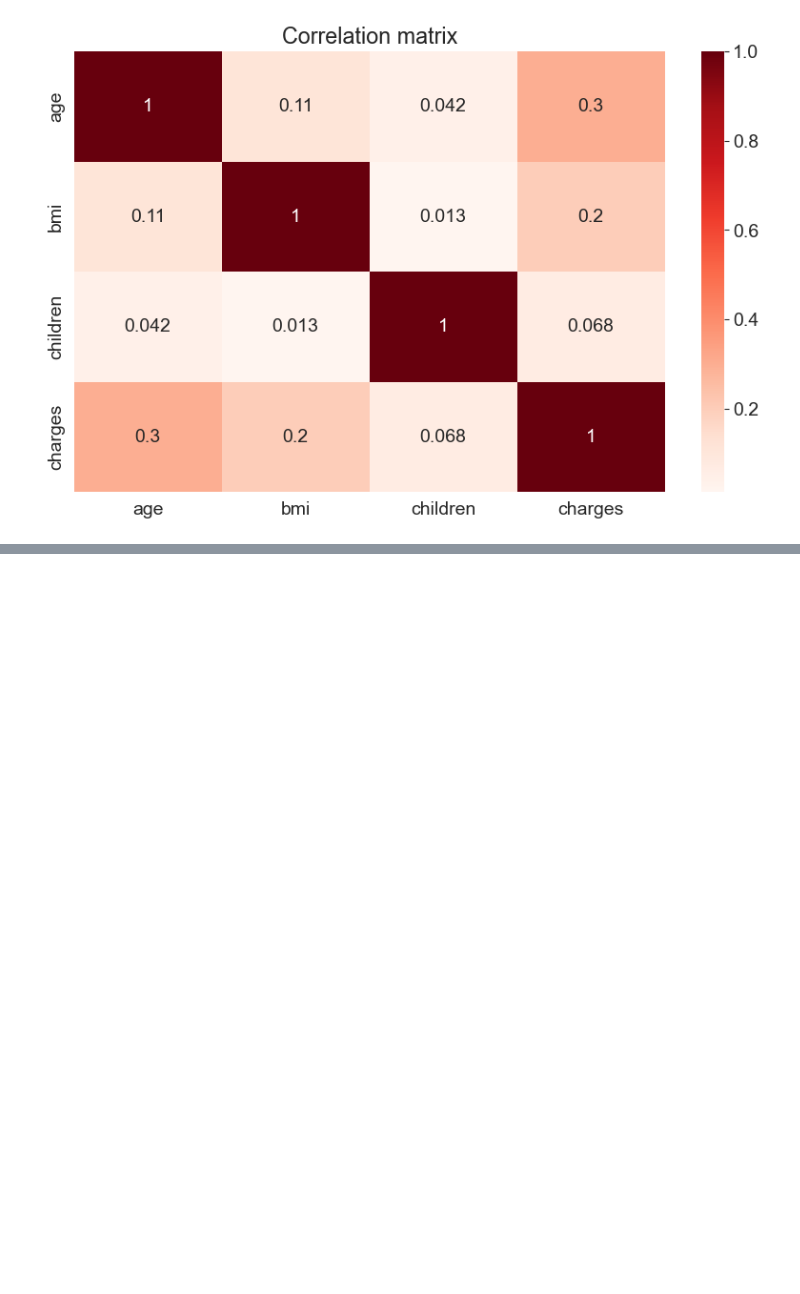
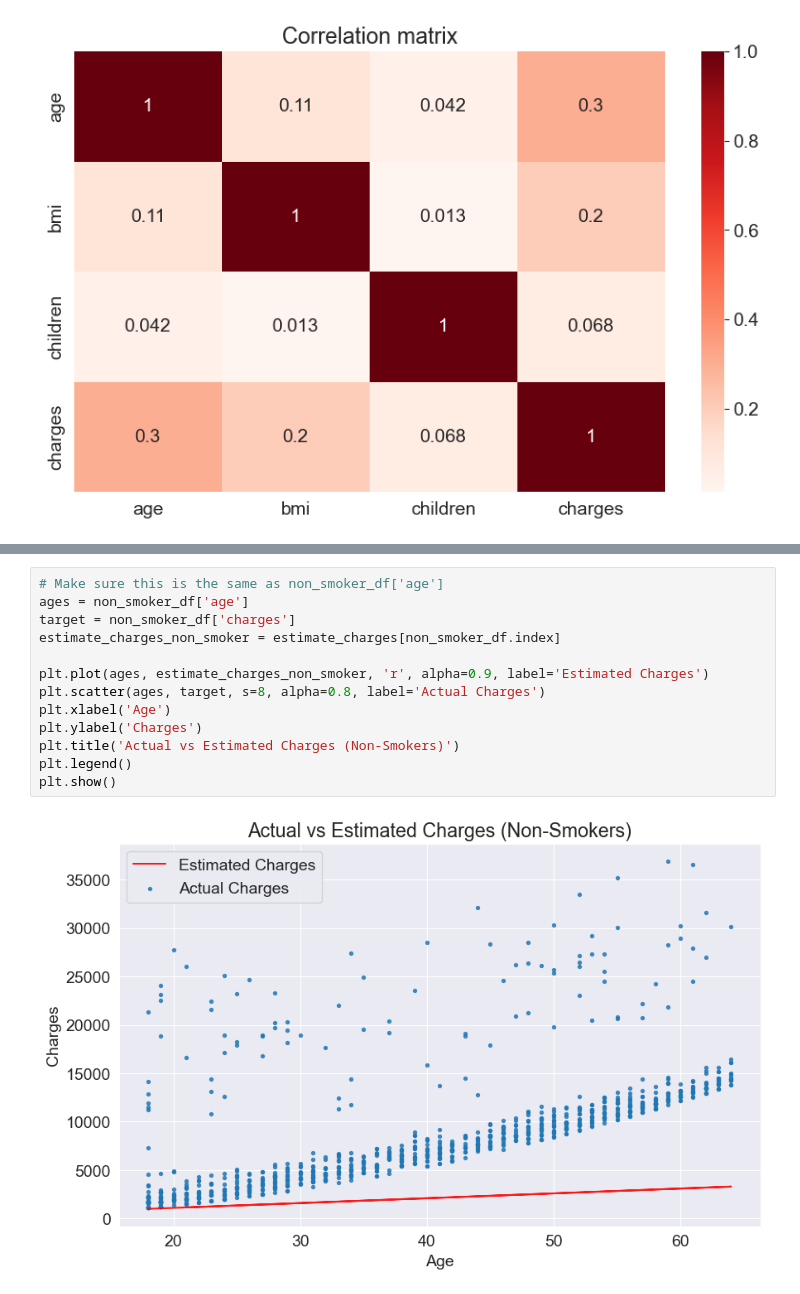
Before and after one commit to alokbhateshwar/medical-charges-analysis, a Jupyter notebook: main.ipynb, the cells around one changed output, grey strips where cells are left out. Cells and saved outputs as stored; diff of their text form; blank space fills up the shorter version.

```diff
--- a/main.ipynb
+++ b/main.ipynb
@@ -208,0 +269,15 @@ plt.show(0)
+# %%
+# Make sure this is the same as non_smoker_df['age']
+ages = non_smoker_df['age']
+target = non_smoker_df['charges']
+estimate_charges_non_smoker = estimate_charges[non_smoker_df.index]
+
+plt.plot(ages, estimate_charges_non_smoker, 'r', alpha=0.9, label='Estimated Charges')
+plt.scatter(ages, target, s=8, alpha=0.8, label='Actual Charges')
+plt.xlabel('Age')
+plt.ylabel('Charges')
+plt.title('Actual vs Estimated Charges (Non-Smokers)')
+plt.legend()
+plt.show()
+# %% [output]
+[figure, added]
```
Also changed, not shown: parts of 11 cells of this notebook.
